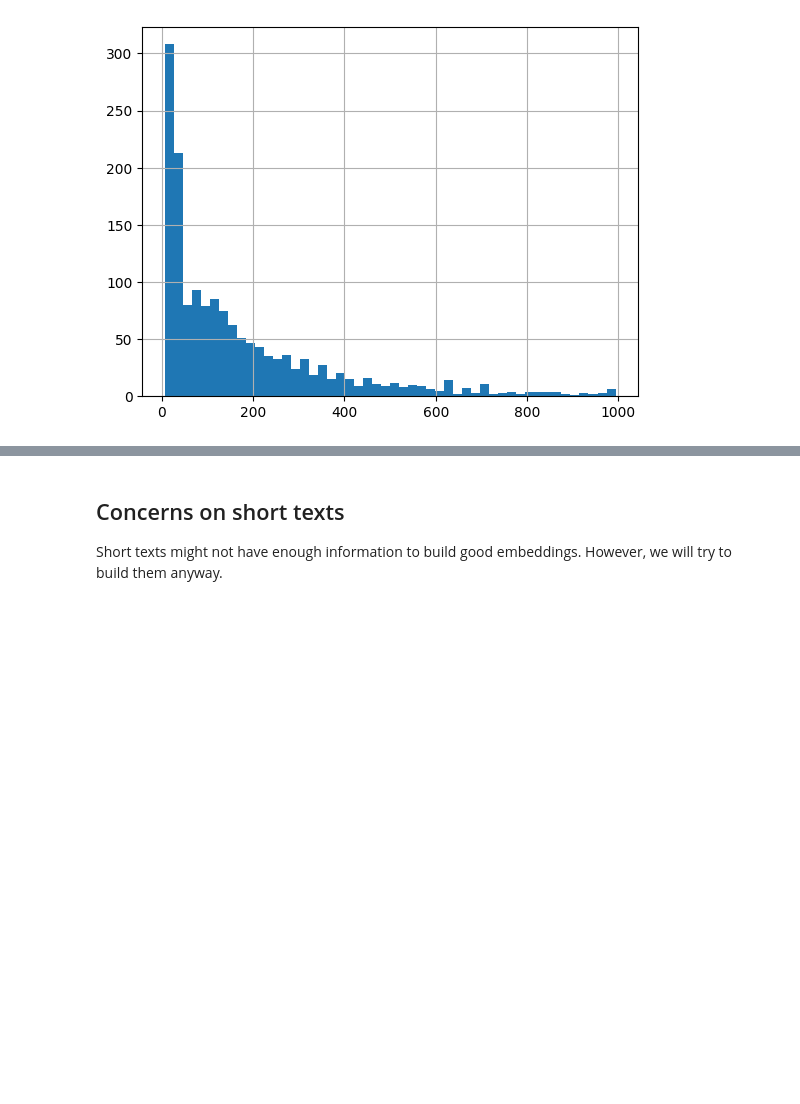
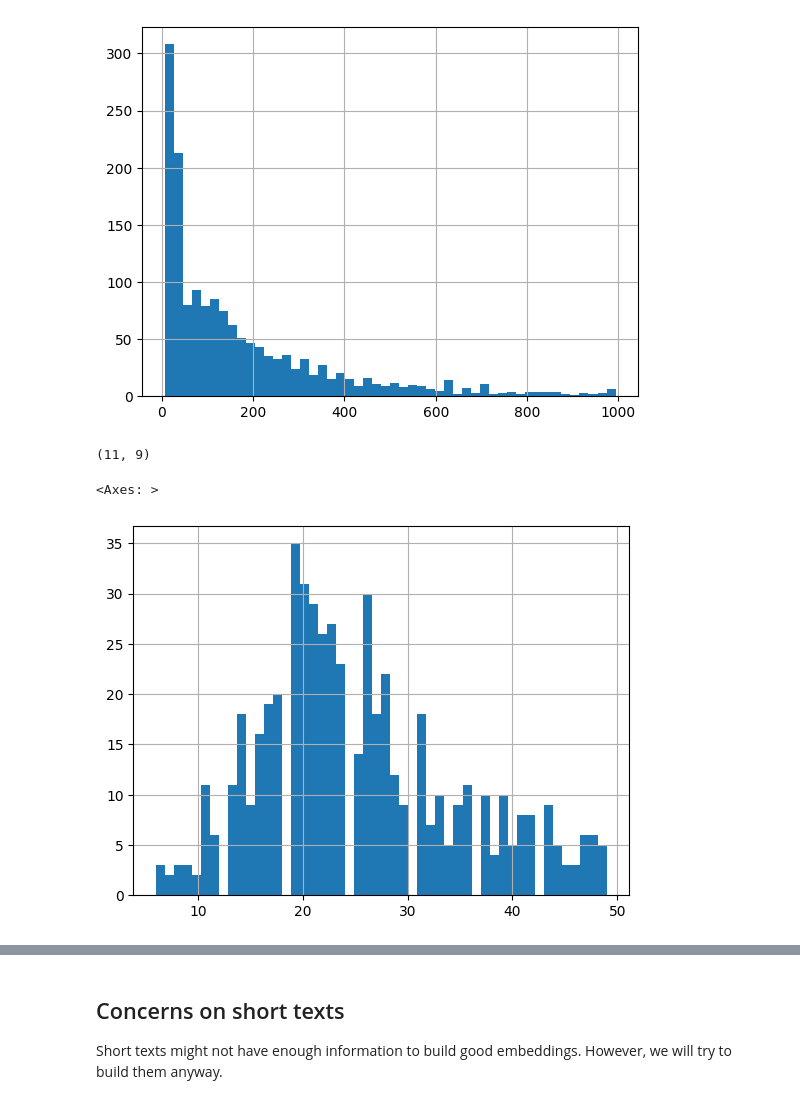
Before and after one commit to ValRCS/BSSDH_2024_workshop, a Jupyter notebook: notebooks/day1_part3_embeddings.ipynb, the cells around one changed output, grey strips where cells are left out. Saved outputs shown, nothing was run; the diff lists cells and outputs as text; code cells hidden in the pictures; blank space fills up the shorter version.

```diff
--- a/notebooks/day1_part3_embeddings.ipynb
+++ b/notebooks/day1_part3_embeddings.ipynb
@@ -155,3 +155,15 @@ df[df.word_count_cleaned < 1000].word_count_cleaned.hist(bins=50)
 # %% [output]
 <Axes: >
 [figure]
+# %%
+# let's look at rows that have word count cleaned less than 10
+df[df.word_count_cleaned < 10].shape
+# %% [output]
+(11, 9)
+# %%
+# let's look at a histogram of word counts for documents that have less than 50 words
+# let's use use bins=50
+df[df.word_count_cleaned < 50].word_count_cleaned.hist(bins=50)
+# %% [output]
+<Axes: >
+[figure, added]
```
Also changed, not shown: parts of 32 cells of this notebook.
